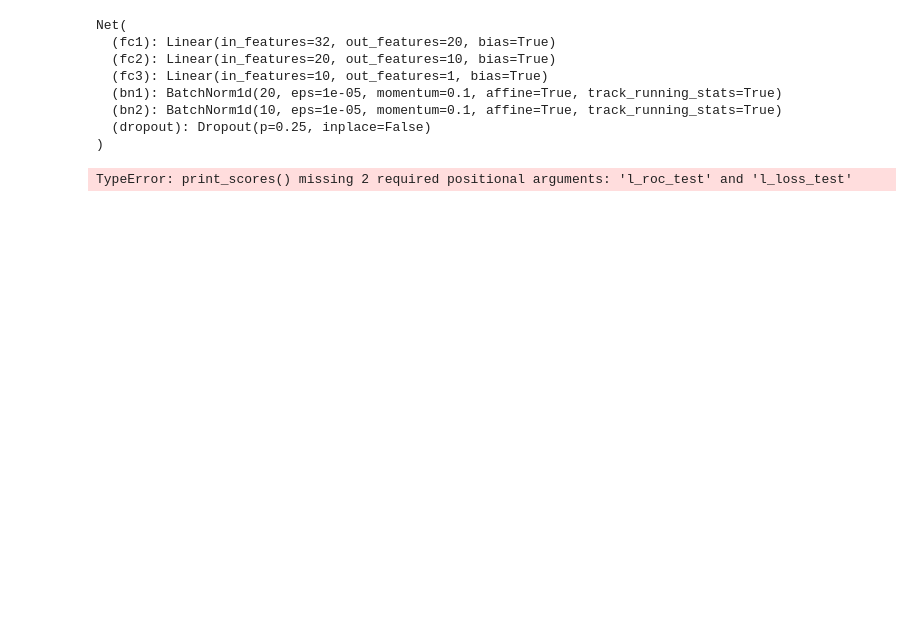
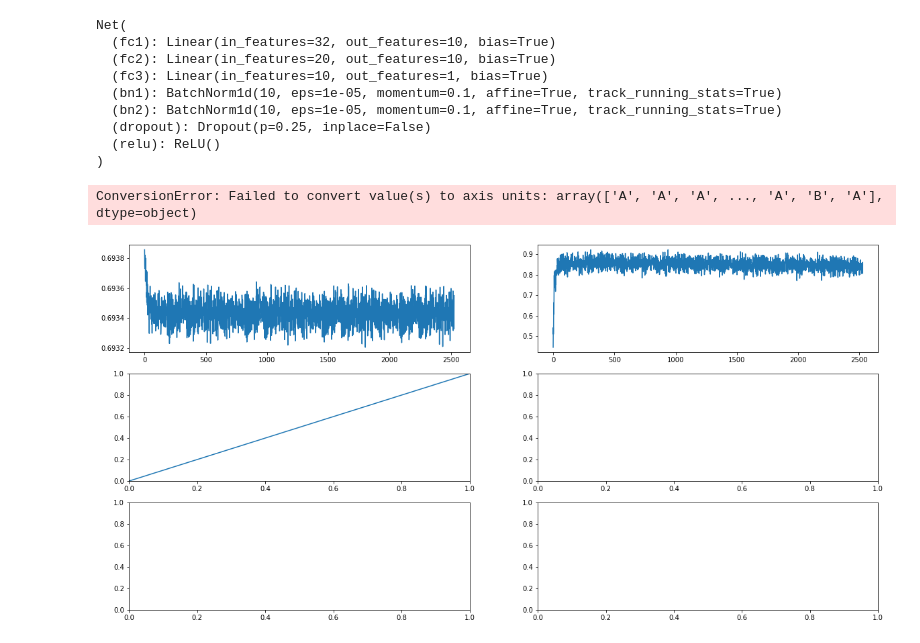
Before and after one commit to geilerloui/Optimal_transport, a Jupyter notebook: Research_repo/3.Self_supervised-learning/1 - Neural_net_alone_benchmark.ipynb, the cells around one changed output. Cells and saved outputs as stored; diff of their text form; code cells hidden in the pictures; blank space fills up the shorter version.

Commit message:
Commit where both files work well. But the clustering is not correct, I improve it in the next commit

```diff
--- a/Research_repo/3.Self_supervised-learning/1 - Neural_net_alone_benchmark.ipynb
+++ b/Research_repo/3.Self_supervised-learning/1 - Neural_net_alone_benchmark.ipynb
@@ -106,13 +122,13 @@ from utils import *
 
 train_loader, valid_loader = pandas_to_tensor(df, emb_xs, emb_valid_xs)
 
-nb_clust = 1
+nb_clust=1
 
 # -1 cause we remove the target
 net = Net(df.shape[1], nb_clust)
 print(net)
 
-max_epochs = 100
+max_epochs = 4
 #loss_fct = nn.CrossEntropyLoss()
 loss_fct = nn.BCEWithLogitsLoss()
 l_loss = list()
@@ -130,34 +146,36 @@ for epoch in tqdm(range(max_epochs)):
 
         optim.zero_grad()
 
         # Predict soft-targets and embeddings
         proba, output = net(x)
 
         loss = loss_fct(proba, y)
         loss.backward()
 
         optim.step()
 
         l_loss.append(loss.item())
         l_roc_train.append(roc_auc_score(y.detach().numpy(), proba.detach().numpy()))
 
 with torch.no_grad():
     for batch, (x, y) in enumerate(valid_loader):
         proba, output = net(x)
 
         loss = loss_fct(proba, y)
         l_loss_test.append(loss)
 
         l_roc_test.append(roc_auc_score(y.detach().numpy(), proba.detach().numpy()))
 
-print_scores(l_loss, l_roc_train, l_roc_test, l_loss_test)
+print_scores(l_loss, l_roc_train, _, _, l_roc_test, l_loss_test)
 # %% [output]
 Net(
-  (fc1): Linear(in_features=32, out_features=20, bias=True)
+  (fc1): Linear(in_features=32, out_features=10, bias=True)
   (fc2): Linear(in_features=20, out_features=10, bias=True)
   (fc3): Linear(in_features=10, out_features=1, bias=True)
-  (bn1): BatchNorm1d(20, eps=1e-05, momentum=0.1, affine=True, track_running_stats=True)
+  (bn1): BatchNorm1d(10, eps=1e-05, momentum=0.1, affine=True, track_running_stats=True)
   (bn2): BatchNorm1d(10, eps=1e-05, momentum=0.1, affine=True, track_running_stats=True)
   (dropout): Dropout(p=0.25, inplace=False)
+  (relu): ReLU()
 )
-TypeError: print_scores() missing 2 required positional arguments: 'l_roc_test' and 'l_loss_test'
+ConversionError: Failed to convert value(s) to axis units: array(['A', 'A', 'A', ..., 'A', 'B', 'A'], dtype=object)
+[figure, added]
```
Also changed, not shown: parts of 3 cells of this notebook, 4 other files.
